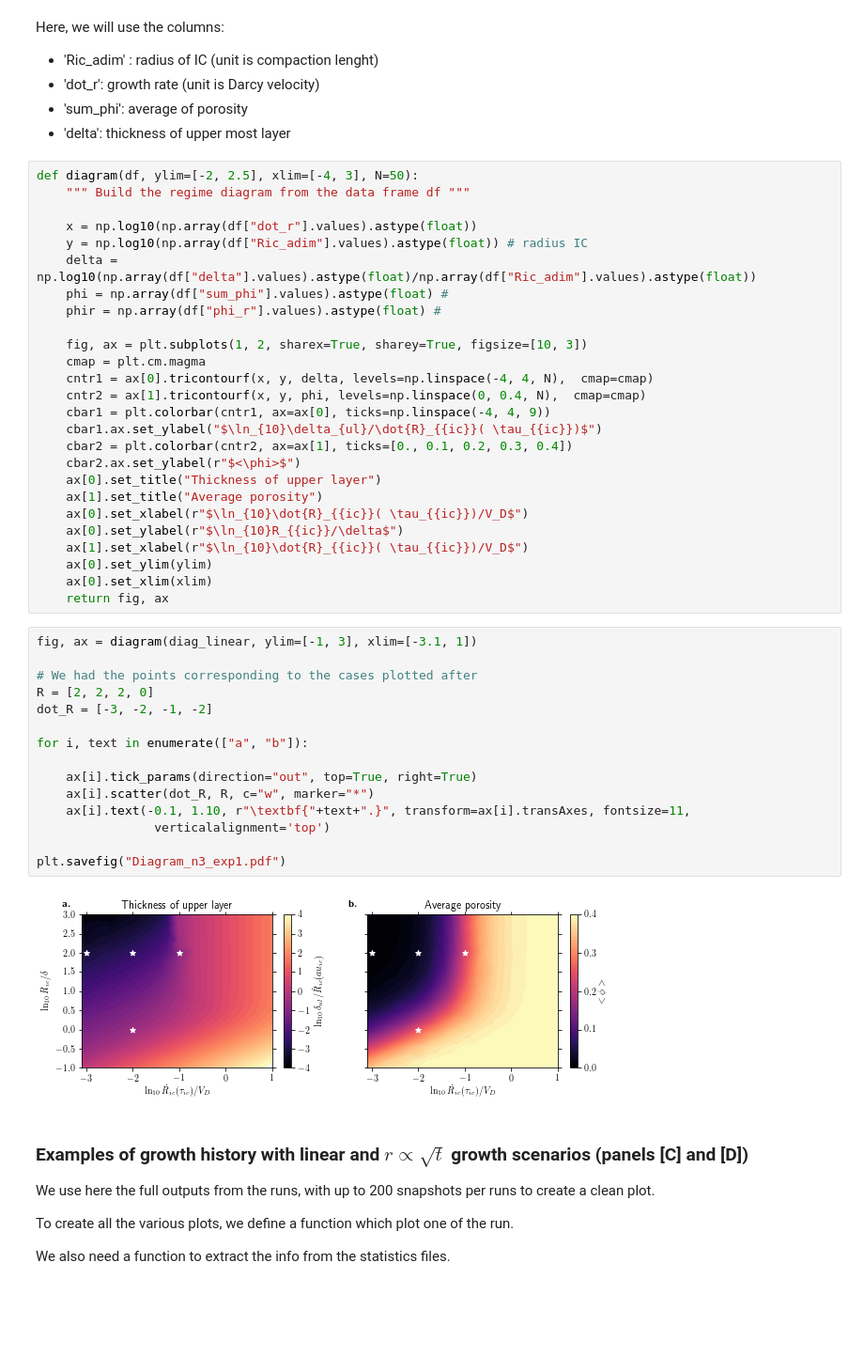
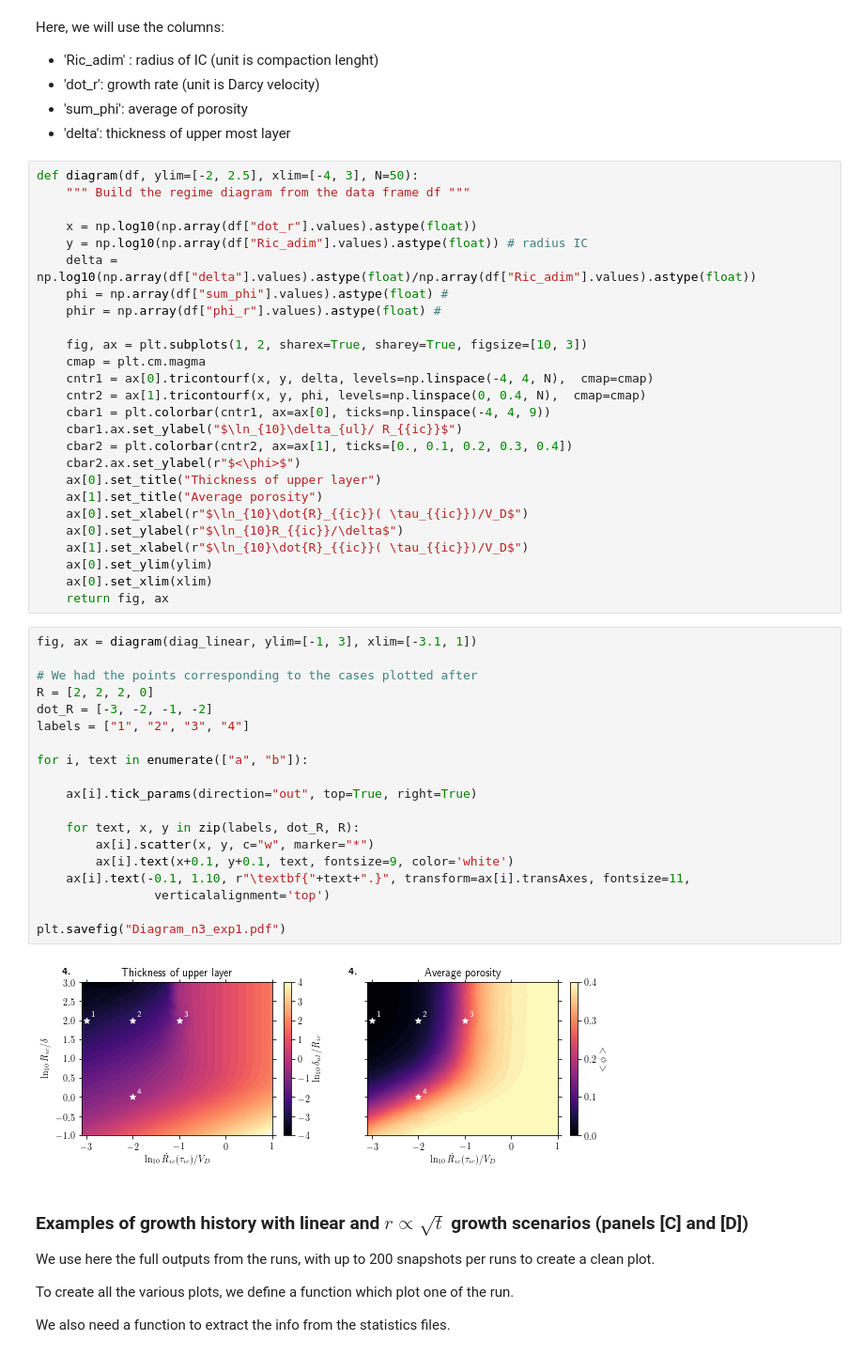
Before and after one commit to MarineLasbleis/mushdynamics, a Jupyter notebook: notebooks/Figures.ipynb, the cells around one changed output. Shown at 94% size. Cells and saved outputs as stored; diff of their text form; blank space fills up the shorter version.

```diff
--- a/notebooks/Figures.ipynb
+++ b/notebooks/Figures.ipynb
@@ -70,7 +71,7 @@ def diagram(df, ylim=[-2, 2.5], xlim=[-4, 3], N=50):
     cntr1 = ax[0].tricontourf(x, y, delta, levels=np.linspace(-4, 4, N),  cmap=cmap)
     cntr2 = ax[1].tricontourf(x, y, phi, levels=np.linspace(0, 0.4, N),  cmap=cmap)
     cbar1 = plt.colorbar(cntr1, ax=ax[0], ticks=np.linspace(-4, 4, 9))
-    cbar1.ax.set_ylabel("$\ln_{10}\delta_{ul}/\dot{R}_{{ic}}( \tau_{{ic}})$")
+    cbar1.ax.set_ylabel("$\ln_{10}\delta_{ul}/ R_{{ic}}$")
     cbar2 = plt.colorbar(cntr2, ax=ax[1], ticks=[0., 0.1, 0.2, 0.3, 0.4])
     cbar2.ax.set_ylabel(r"$<\phi>$")
     ax[0].set_title("Thickness of upper layer")
@@ -84,20 +85,24 @@ def diagram(df, ylim=[-2, 2.5], xlim=[-4, 3], N=50):
 # %%
 fig, ax = diagram(diag_linear, ylim=[-1, 3], xlim=[-3.1, 1])
 
 # We had the points corresponding to the cases plotted after
 R = [2, 2, 2, 0]
 dot_R = [-3, -2, -1, -2]
+labels = ["1", "2", "3", "4"]
 
 for i, text in enumerate(["a", "b"]):
 
     ax[i].tick_params(direction="out", top=True, right=True)
-    ax[i].scatter(dot_R, R, c="w", marker="*")
+
+    for text, x, y in zip(labels, dot_R, R):
+        ax[i].scatter(x, y, c="w", marker="*")
+        ax[i].text(x+0.1, y+0.1, text, fontsize=9, color='white')
     ax[i].text(-0.1, 1.10, r"\textbf{"+text+".}", transform=ax[i].transAxes, fontsize=11,
                 verticalalignment='top')
 
 plt.savefig("Diagram_n3_exp1.pdf")
 # %% [output]
-[figure, old version]
+[figure, new version]
 # %% [markdown]
 ### Examples of growth history with linear and $r\propto\sqrt{t}$ growth scenarios (panels [C] and [D])
 
```
Also changed, not shown: parts of 7 cells of this notebook, 1 other file.
